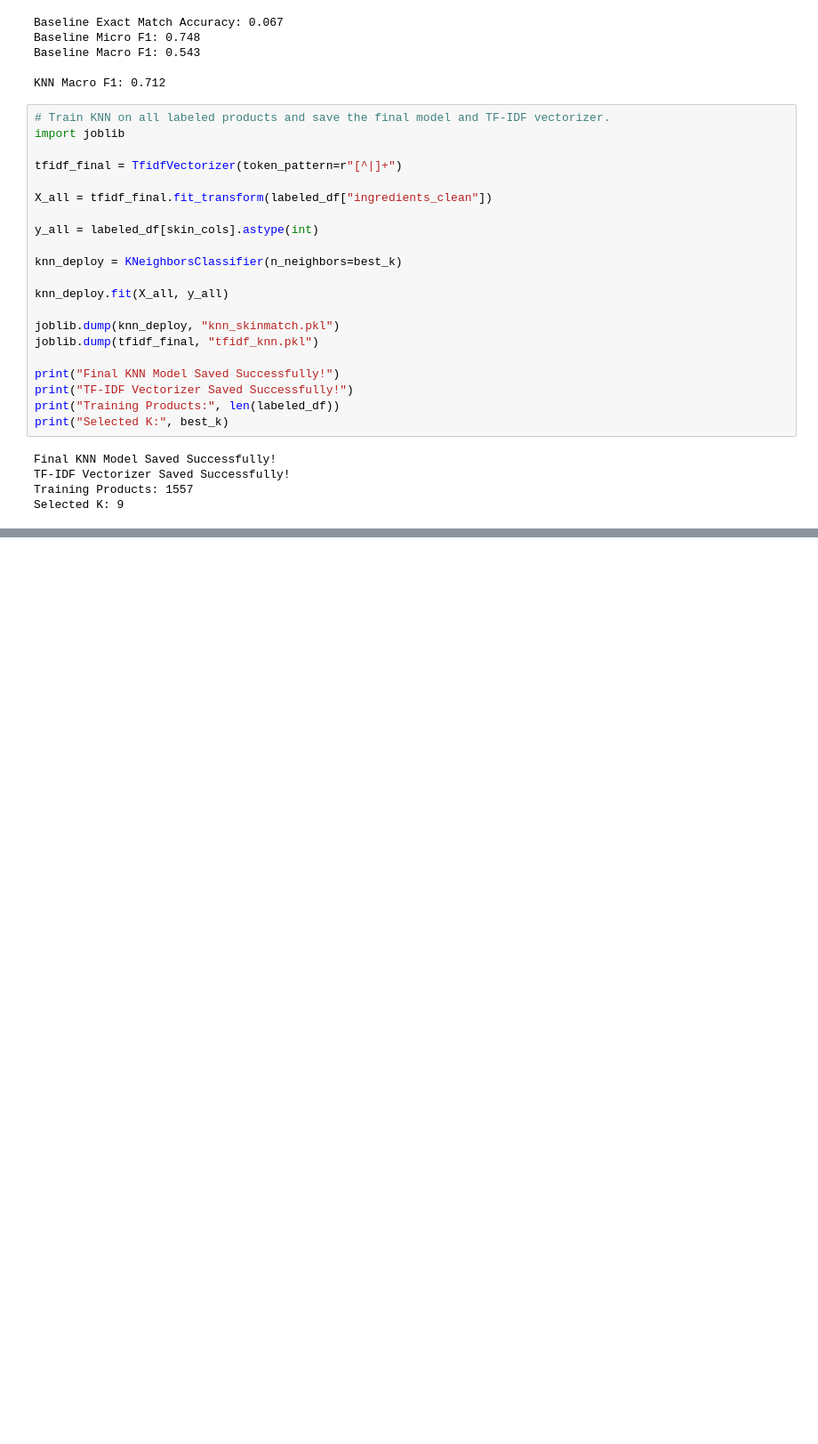
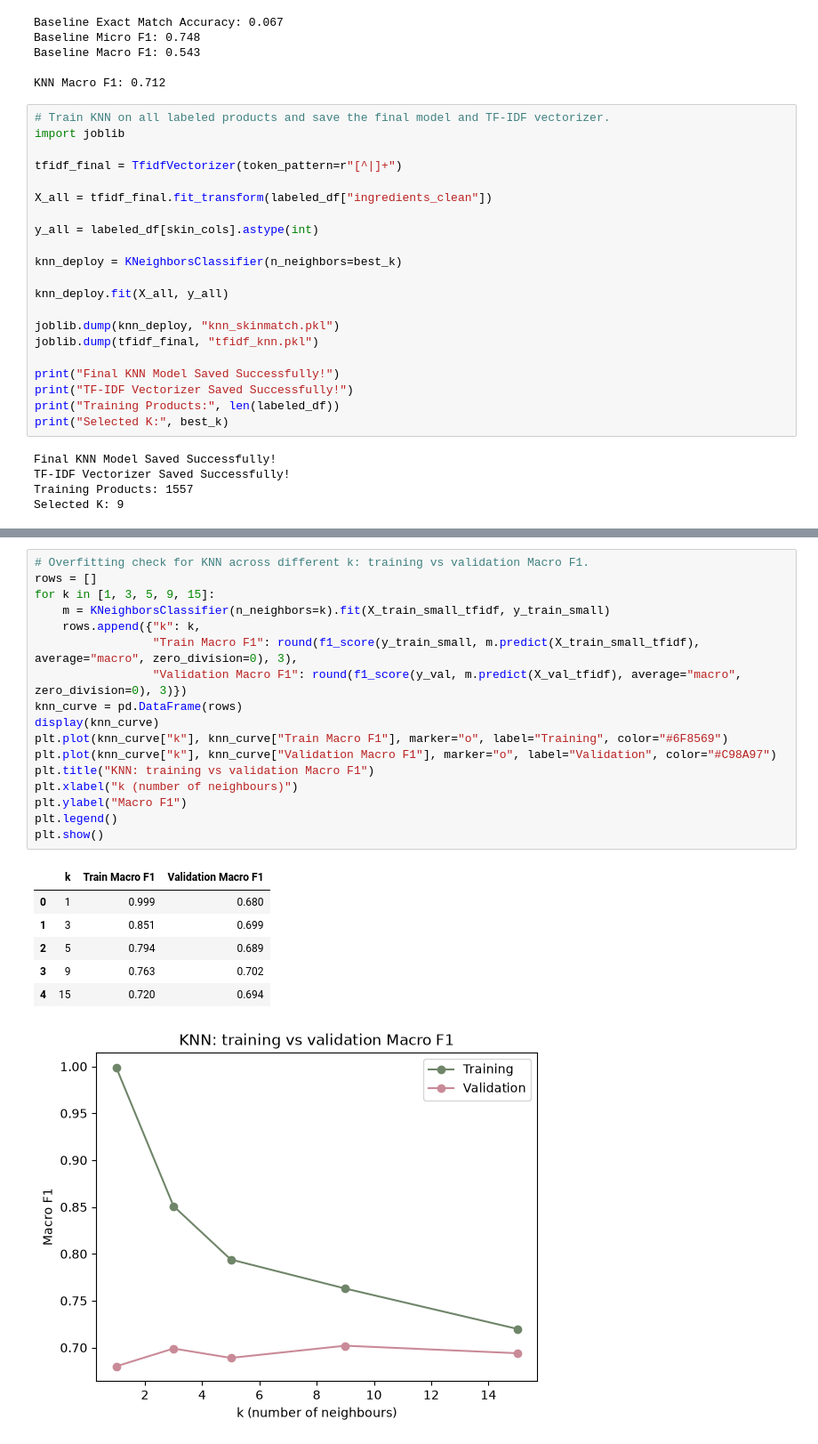
Before and after one commit to l253505/SkinMatch-Skin-Type-Based-Skincare-Recommender, a Jupyter notebook: 03_knn_classification.ipynb, the cells around one changed output, grey strips where cells are left out. Shown at 89% size. Cells and saved outputs as stored; diff of their text form; blank space fills up the shorter version.

```diff
--- a/03_knn_classification.ipynb
+++ b/03_knn_classification.ipynb
@@ -410,3 +517,28 @@ plt.show()
+# %%
+# Overfitting check for KNN across different k: training vs validation Macro F1.
+rows = []
+for k in [1, 3, 5, 9, 15]:
+    m = KNeighborsClassifier(n_neighbors=k).fit(X_train_small_tfidf, y_train_small)
+    rows.append({"k": k,
+                 "Train Macro F1": round(f1_score(y_train_small, m.predict(X_train_small_tfidf), average="macro", zero_division=0), 3),
+                 "Validation Macro F1": round(f1_score(y_val, m.predict(X_val_tfidf), average="macro", zero_division=0), 3)})
+knn_curve = pd.DataFrame(rows)
+display(knn_curve)
+plt.plot(knn_curve["k"], knn_curve["Train Macro F1"], marker="o", label="Training", color="#6F8569")
+plt.plot(knn_curve["k"], knn_curve["Validation Macro F1"], marker="o", label="Validation", color="#C98A97")
+plt.title("KNN: training vs validation Macro F1")
+plt.xlabel("k (number of neighbours)")
+plt.ylabel("Macro F1")
+plt.legend()
+plt.show()
+# %% [output]
+|  | k | Train Macro F1 | Validation Macro F1 |
+| 0 | 1 | 0.999 | 0.680 |
+| 1 | 3 | 0.851 | 0.699 |
+| 2 | 5 | 0.794 | 0.689 |
+| 3 | 9 | 0.763 | 0.702 |
+| 4 | 15 | 0.720 | 0.694 |
+[figure, added]
 # %%
 import pandas as pd
 import joblib
```
Also changed, not shown: parts of 16 cells of this notebook, 20 other files.
